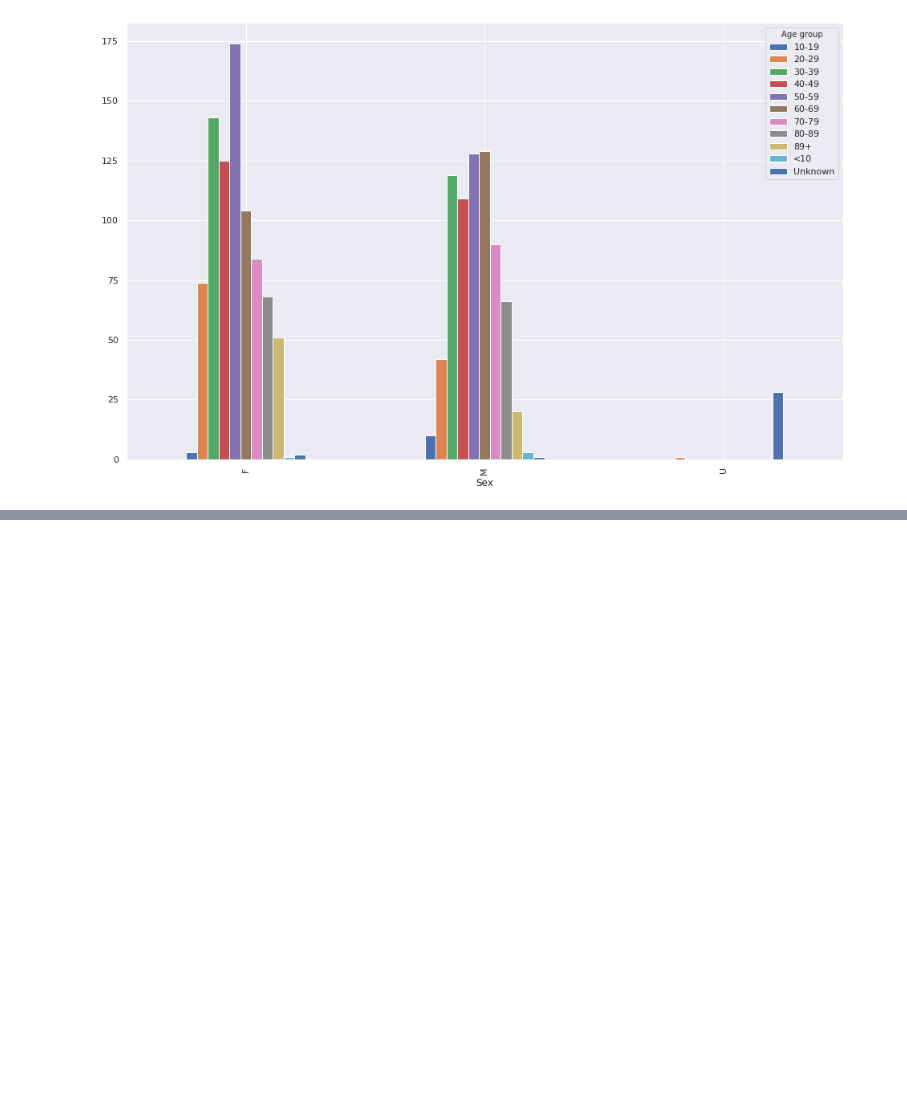
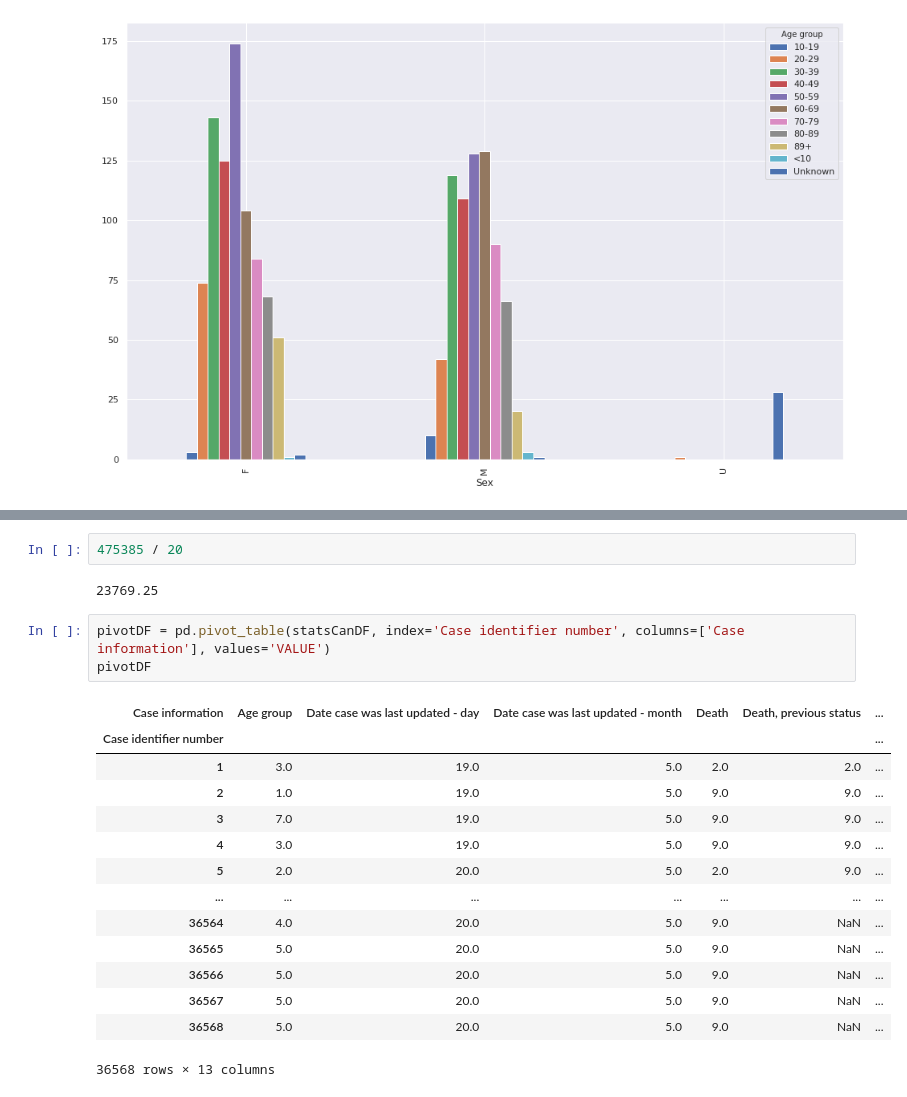
Before and after one commit to ianabc/cov19, a Jupyter notebook: R-to-py-CanCovidData.ipynb, the cells around one changed output, grey strips where cells are left out. Cells and saved outputs as stored; diff of their text form; blank space fills up the shorter version.

```diff
--- a/R-to-py-CanCovidData.ipynb
+++ b/R-to-py-CanCovidData.ipynb
@@ -108,0 +169,22 @@ BCCaseDF.groupby('Sex')['Age group'].value_counts().unstack().fillna(0).plot(kin
+# %%
+475385 / 20
+# %% [output]
+23769.25
+# %%
+pivotDF = pd.pivot_table(statsCanDF, index='Case identifier number', columns=['Case information'], values='VALUE')
+pivotDF
+# %% [output]
+| Case information | Age group | Date case was last updated - day | Date case was last updated - month | Death | Death, previous status | ... |
+| Case identifier number |  |  |  |  |  | ... |
+| 1 | 3.0 | 19.0 | 5.0 | 2.0 | 2.0 | ... |
+| 2 | 1.0 | 19.0 | 5.0 | 9.0 | 9.0 | ... |
+| 3 | 7.0 | 19.0 | 5.0 | 9.0 | 9.0 | ... |
+| 4 | 3.0 | 19.0 | 5.0 | 9.0 | 9.0 | ... |
+| 5 | 2.0 | 20.0 | 5.0 | 2.0 | 9.0 | ... |
+| ... | ... | ... | ... | ... | ... | ... |
+| 36564 | 4.0 | 20.0 | 5.0 | 9.0 | NaN | ... |
+| 36565 | 5.0 | 20.0 | 5.0 | 9.0 | NaN | ... |
+| 36566 | 5.0 | 20.0 | 5.0 | 9.0 | NaN | ... |
+| 36567 | 5.0 | 20.0 | 5.0 | 9.0 | NaN | ... |
+| 36568 | 5.0 | 20.0 | 5.0 | 9.0 | NaN | ... |
+36568 rows × 13 columns
```
Also changed, not shown: parts of 22 cells of this notebook, 1 other file.
